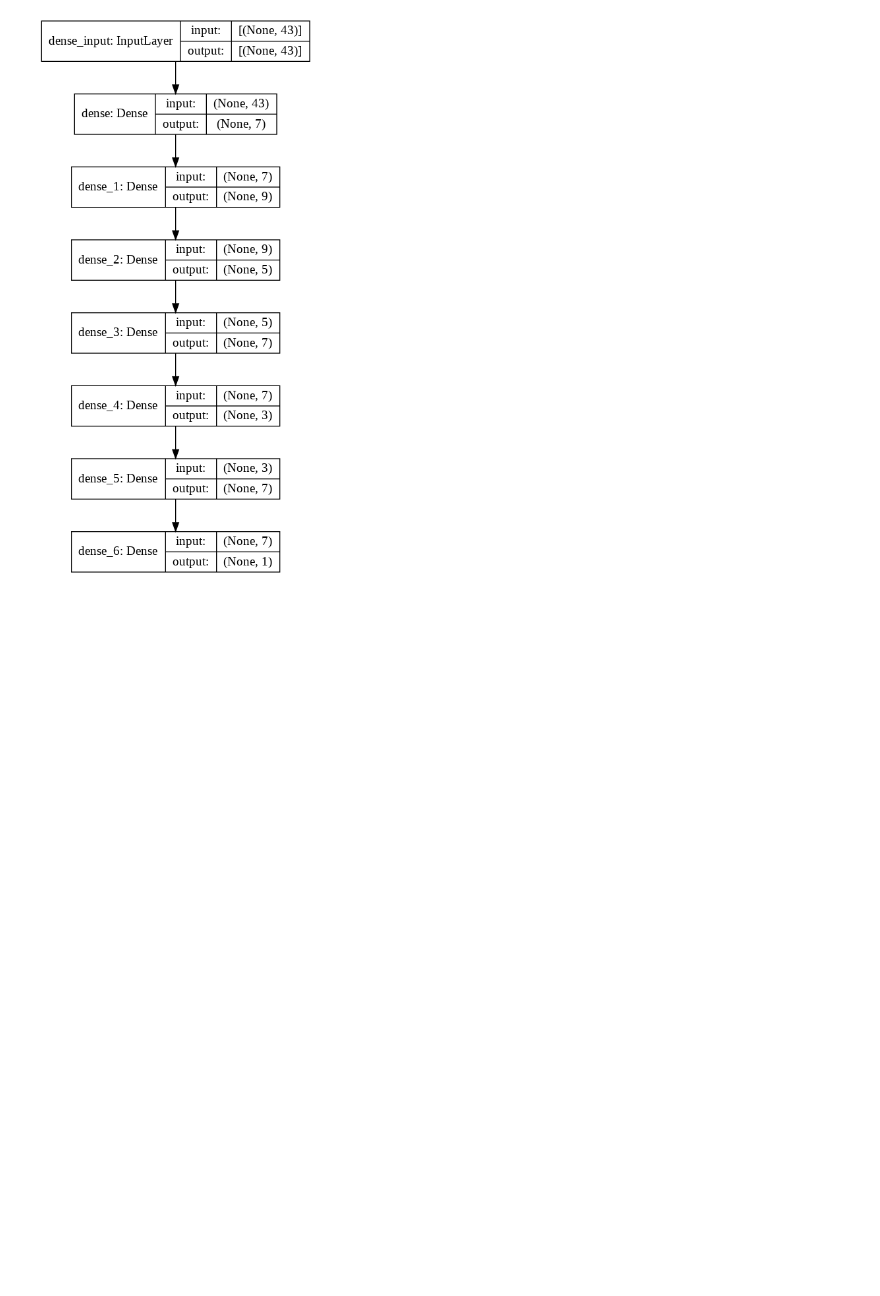
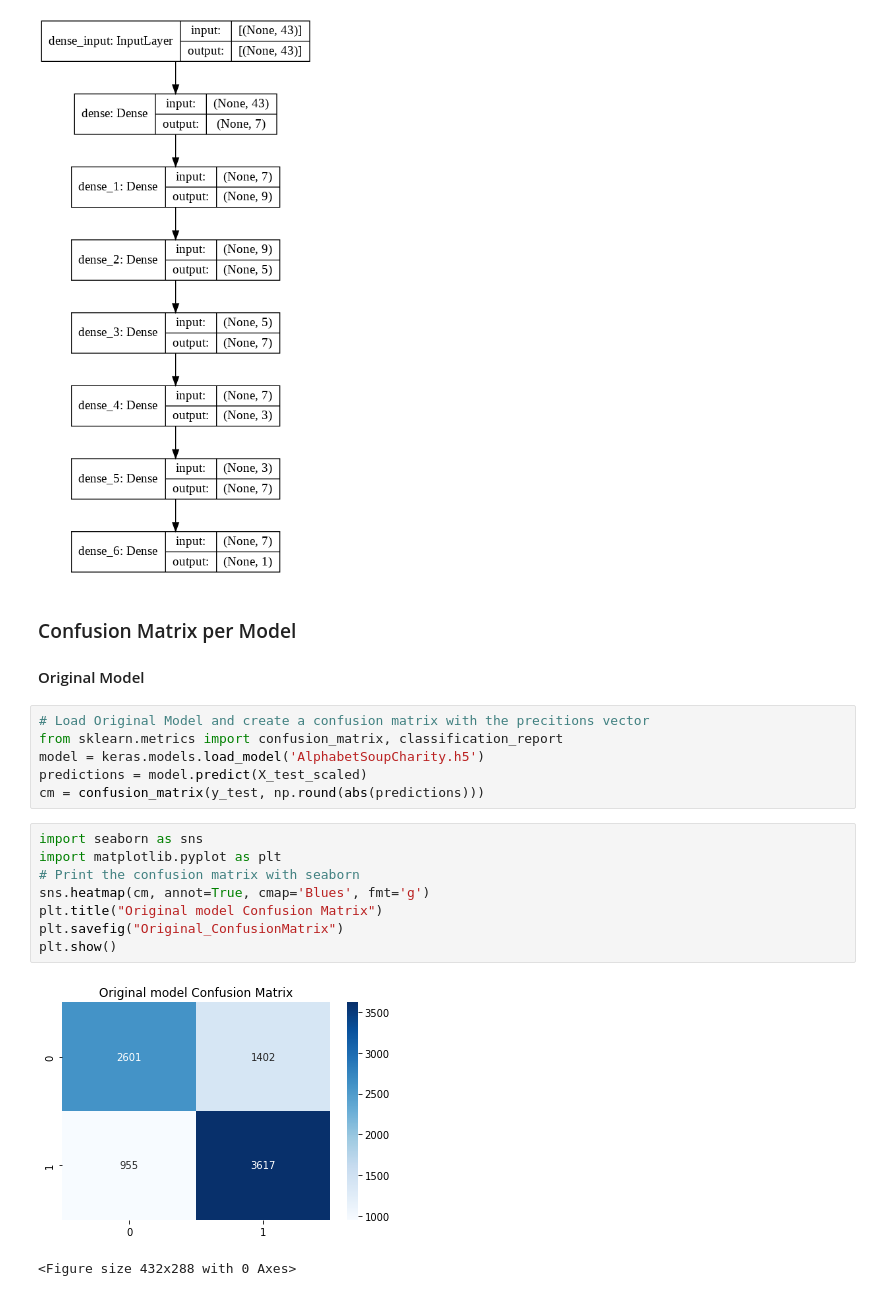
Before and after one commit to Izhakfc/Neural_Network_Charity_Analysis, a Jupyter notebook: AlphabetSoupCharity.ipynb, the cells around one changed output. Cells and saved outputs as stored; diff of their text form; blank space fills up the shorter version.

Commit message:
Adding results form confusion matrices

```diff
--- a/AlphabetSoupCharity.ipynb
+++ b/AlphabetSoupCharity.ipynb
@@ -637,3 +637,23 @@ from tensorflow import keras
 keras.utils.plot_model(best_model, show_shapes=True)
 # %% [output]
 [figure]
+# %% [markdown]
+### Confusion Matrix per Model
+#### Original Model
+# %%
+# Load Original Model and create a confusion matrix with the precitions vector
+from sklearn.metrics import confusion_matrix, classification_report
+model = keras.models.load_model('AlphabetSoupCharity.h5')
+predictions = model.predict(X_test_scaled)
+cm = confusion_matrix(y_test, np.round(abs(predictions)))
+# %%
+import seaborn as sns
+import matplotlib.pyplot as plt
+# Print the confusion matrix with seaborn
+sns.heatmap(cm, annot=True, cmap='Blues', fmt='g')
+plt.title("Original model Confusion Matrix")
+plt.savefig("Original_ConfusionMatrix")
+plt.show()
+# %% [output]
+[figure, added]
+<Figure size 432x288 with 0 Axes>
```
Also changed, not shown: parts of 10 cells of this notebook, 4 other files.
